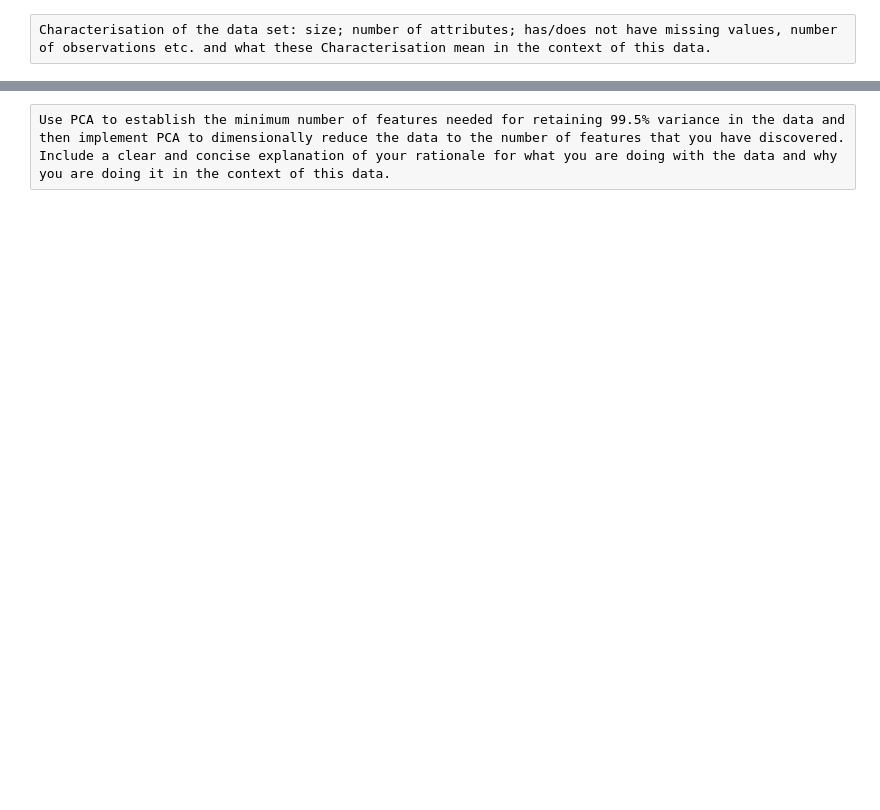
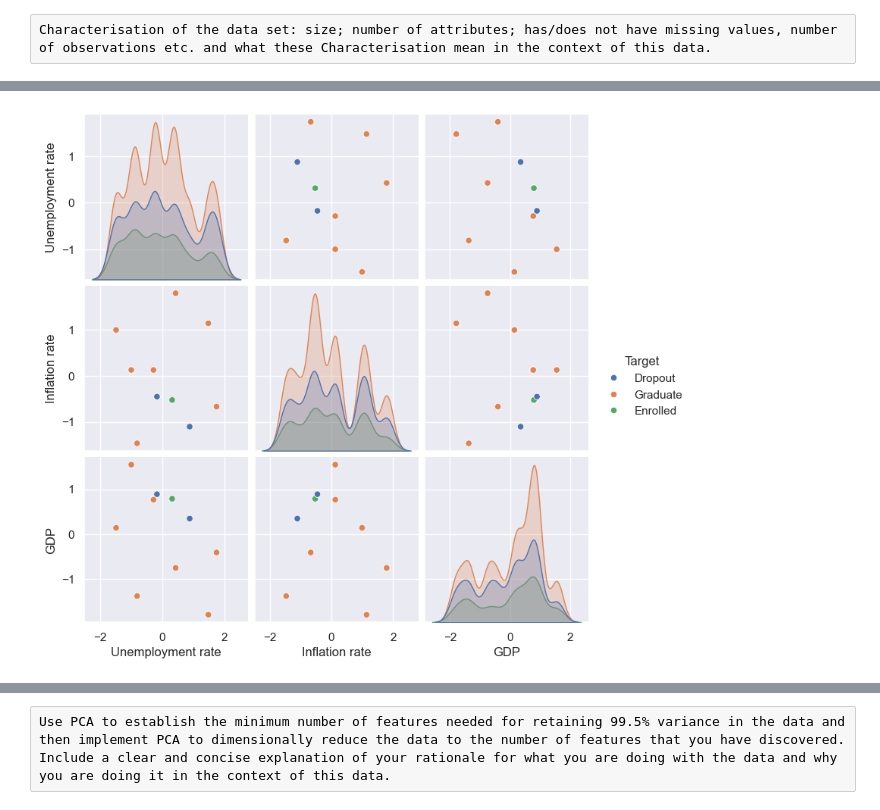
Before and after one commit to 2026788-max/Data-Analysis, a Jupyter notebook: Manuela Correa_DPrepHDip_CA1/ManuelaCorrea_DPrepHDip_CA1.ipynb, the cells around one changed output, grey strips where cells are left out. Saved outputs shown, nothing was run; the diff lists cells and outputs as text; code cells hidden in the pictures; blank space fills up the shorter version.

```diff
--- a/Manuela Correa_DPrepHDip_CA1/ManuelaCorrea_DPrepHDip_CA1.ipynb
+++ b/Manuela Correa_DPrepHDip_CA1/ManuelaCorrea_DPrepHDip_CA1.ipynb
@@ -4,0 +5,10 @@ Application of Data preparation/evaluation methods (Cleaning, renaming, etc) and
+# %%
+import pandas as pd
+import numpy as np
+import sklearn.preprocessing as preproc
+import matplotlib.pyplot as plt
+import seaborn as sns
+from scipy import stats
+from scipy.stats import kurtosis
+sns.set(color_codes=True)
+pd.set_option("display.max_columns",None)
@@ -4,0 +533,6 @@ Application of Data preparation/evaluation methods (Cleaning, renaming, etc) and
+# %%
+Economics_indicators=["Unemployment rate", "Inflation rate", "GDP"]
+sns.pairplot(df,vars=Economics_indicators,hue="Target")
+plt.show()
+# %% [output]
+[figure, added]
```
Also changed, not shown: parts of 118 cells of this notebook.
